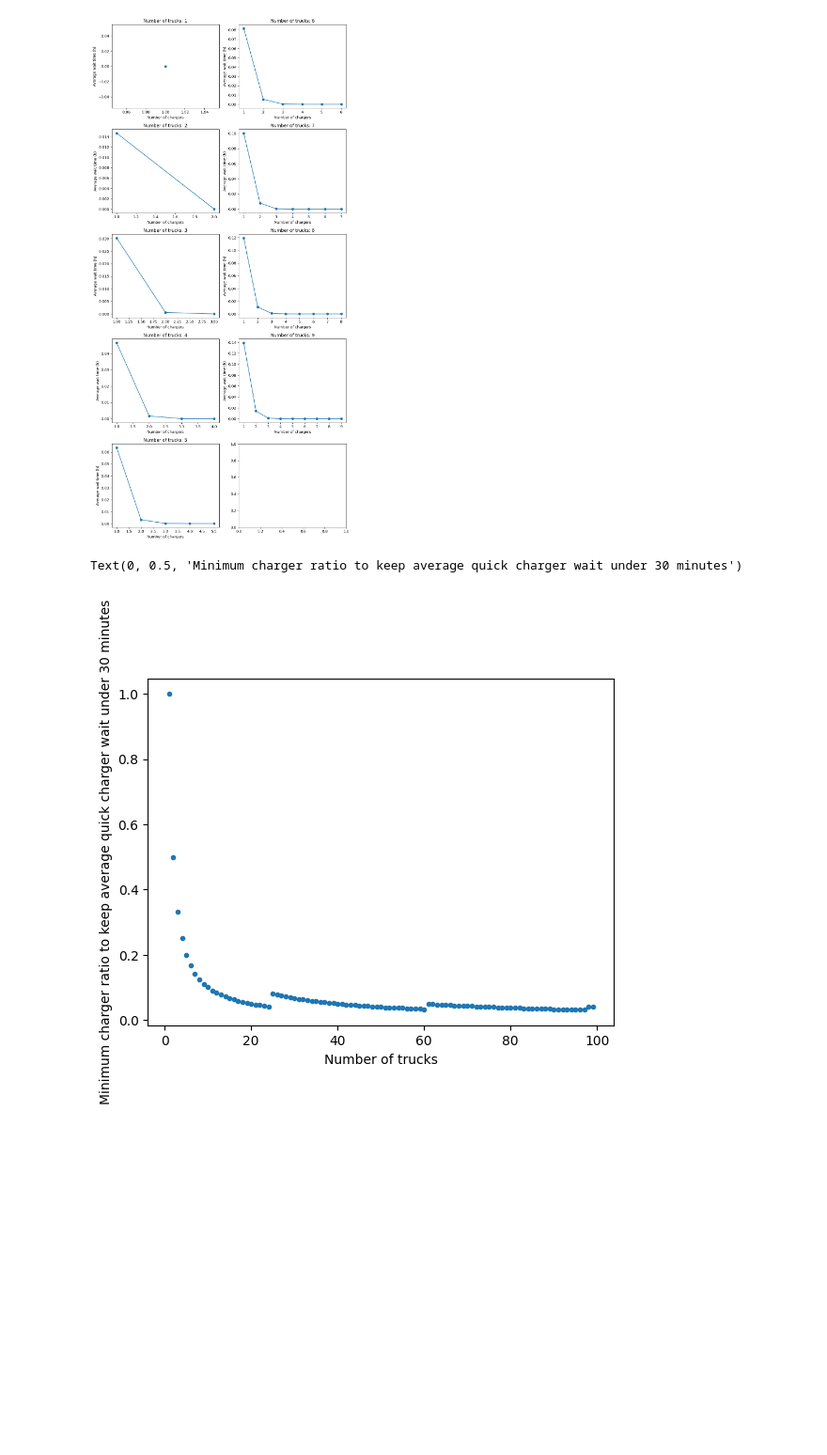
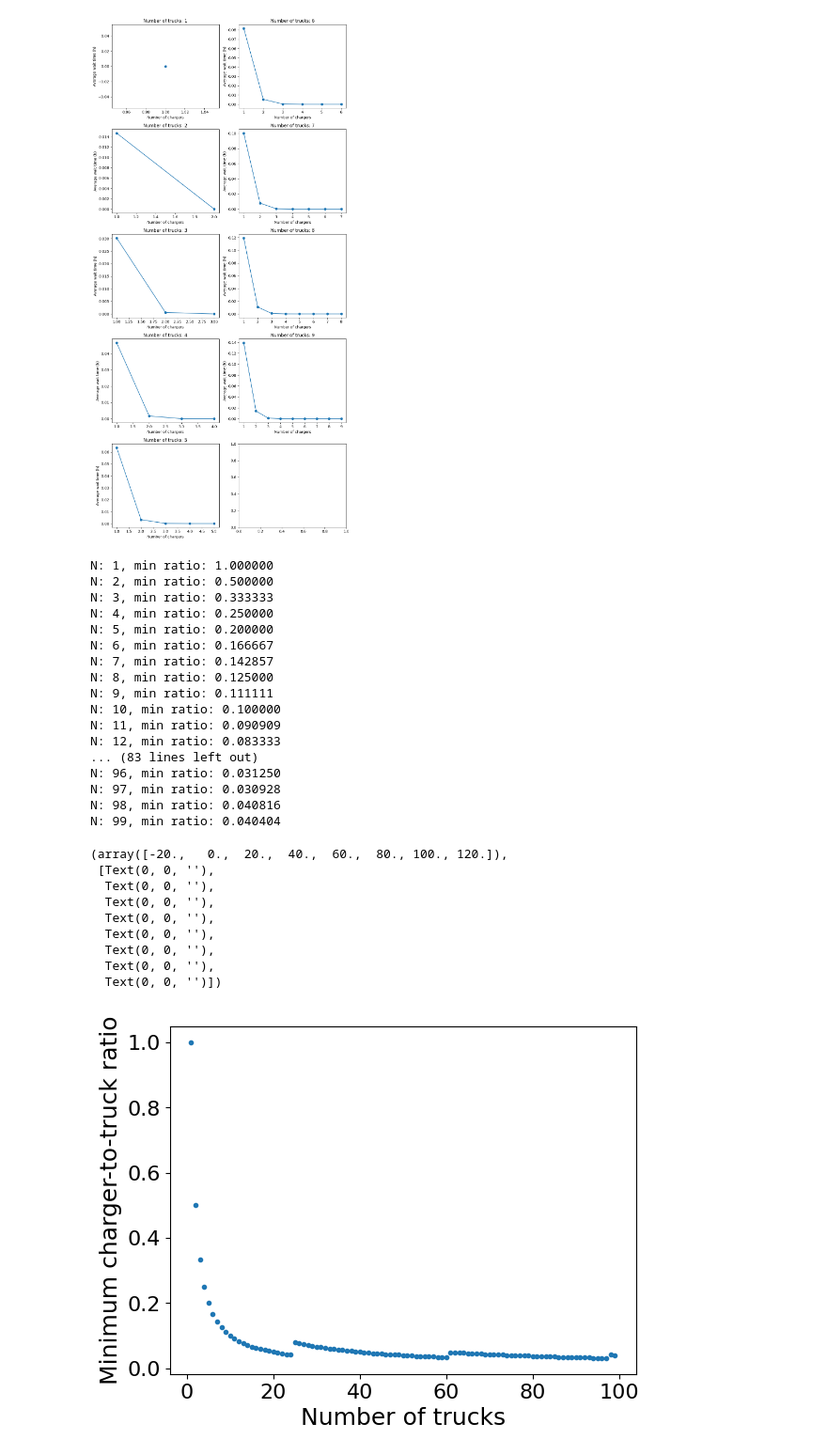
Before and after one commit to danikam/truck_charging, a Jupyter notebook: TruckCharging.ipynb, the cells around one changed output. Shown at 94% size. Cells and saved outputs as stored; diff of their text form; code cells hidden in the pictures; blank space fills up the shorter version.

```diff
--- a/TruckCharging.ipynb
+++ b/TruckCharging.ipynb
@@ -134,9 +173,13 @@ def mu(Q, C):
         R = int(Q - F*C)
         return mu_lt_C(R, C) + CHARGING_TIME*F
 
-Ns = np.arange(1,10)
+Ns = [2, 5, 10, 20]
 
-fig, axs = plt.subplots(5,2, figsize=(10,20))
+fig, ax = plt.subplots(figsize=(6,5))
+ax.set_xlabel('Number of chargers', fontsize=16)
+ax.set_ylabel('Average wait time (h)', fontsize=16)
+plt.yticks(fontsize=15)
+plt.xticks(fontsize=15)
 
 
 i=0
@@ -152,13 +195,12 @@ for N in Ns:
             Q = X-C
             t_wait += p_X_at_A(N, X) * mu(Q, C)
         t_waits.append(t_wait)
-    axs[i,j].plot(Cs, t_waits, 'o-')
-    axs[i,j].set_xlabel('Number of chargers')
-    axs[i,j].set_ylabel('Average wait time (h)')
-    axs[i,j].set_title('Number of trucks: %d'%N)
+    ax.plot(Cs, t_waits, label='N=%d trucks'%N)
     i+=1
     if i==5:
         i=0
         j+=1
     plt.tight_layout()
+
+ax.legend(fontsize=15)
 # %% [output]
@@ -278,31 +346,61 @@ for N in Ns:
 # %%
 Ns = np.arange(1,100)
 MAX_WAIT_TIME=0.5  # Max allowable wait time, in hours
 
 def average_wait_time(N, C):
     Xs = np.arange(C, N+1)
     t_wait = 0
     for X in Xs:
         Q = X-C
         t_wait += p_X_at_A(N, X) * mu(Q, C)
 
     return t_wait
 
 min_charger_ratios = np.ones(len(Ns))
 i_N=0
 for N in Ns:
     Cs = np.arange(1,N)
     for C in Cs:
         av_wait = average_wait_time(N, C)
         if av_wait < MAX_WAIT_TIME:
             min_charger_ratios[i_N] = 1.*C/(1.*N)
             break
     i_N += 1
 
+for i_N in np.arange(len(Ns)):
+    print('N: %d, min ratio: %f'%(Ns[i_N], min_charger_ratios[i_N]))
+
 # Make a plot of the minimum charger ratio as a function of N
 plt.plot(Ns, min_charger_ratios, '.')
-plt.xlabel('Number of trucks')
-plt.ylabel('Minimum charger ratio to keep average quick charger wait under 30 minutes')
+plt.xlabel('Number of trucks', fontsize=18)
+plt.ylabel('Minimum charger-to-truck ratio', fontsize=18)
+plt.yticks(fontsize=16)
+plt.xticks(fontsize=16)
 # %% [output]
-Text(0, 0.5, 'Minimum charger ratio to keep average quick charger wait under 30 minutes')
+N: 1, min ratio: 1.000000
+N: 2, min ratio: 0.500000
+N: 3, min ratio: 0.333333
+N: 4, min ratio: 0.250000
+N: 5, min ratio: 0.200000
+N: 6, min ratio: 0.166667
+N: 7, min ratio: 0.142857
+N: 8, min ratio: 0.125000
+N: 9, min ratio: 0.111111
+N: 10, min ratio: 0.100000
+N: 11, min ratio: 0.090909
+N: 12, min ratio: 0.083333
+... (83 lines left out)
+N: 96, min ratio: 0.031250
+N: 97, min ratio: 0.030928
+N: 98, min ratio: 0.040816
+N: 99, min ratio: 0.040404
+(array([-20.,   0.,  20.,  40.,  60.,  80., 100., 120.]),
+ [Text(0, 0, ''),
+  Text(0, 0, ''),
+  Text(0, 0, ''),
+  Text(0, 0, ''),
+  Text(0, 0, ''),
+  Text(0, 0, ''),
+  Text(0, 0, ''),
+  Text(0, 0, '')])
-[figure, old version]
+[figure, new version]
```
Also changed, not shown: parts of 9 cells of this notebook.
